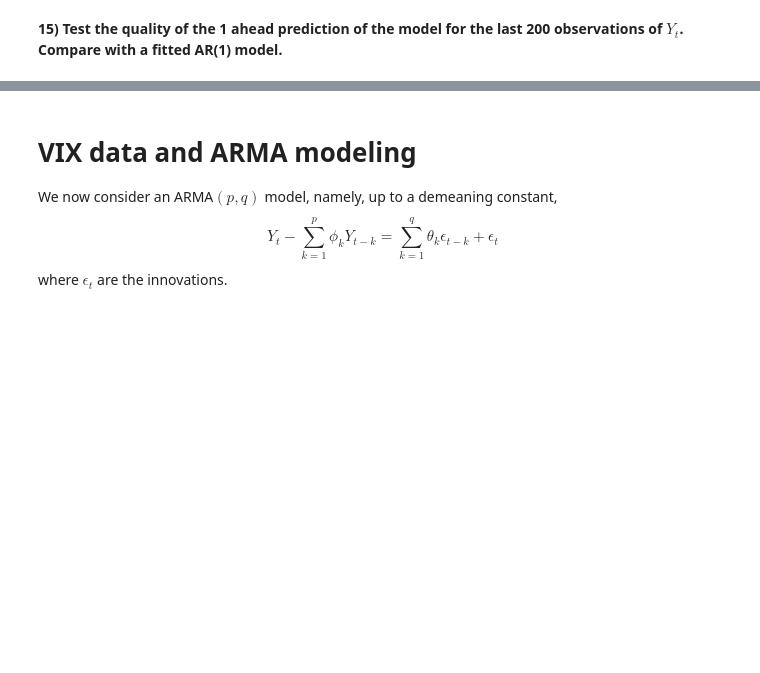
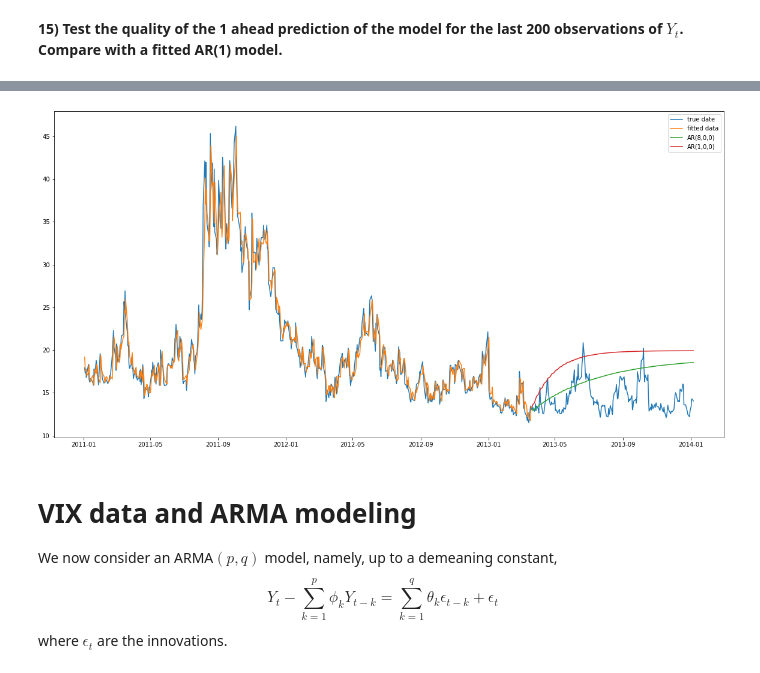
Before and after one commit to SushiFou/Time-Series---Financial-Data-, a Jupyter notebook: TP1_Time_Series_Kervella.ipynb, the cells around one changed output, grey strips where cells are left out. Drawn from its saved outputs; the diff is of its cells as text; code cells hidden in the pictures; blank space fills up the shorter version.

Commit message:
Q15 done with graphical representation

```diff
--- a/TP1_Time_Series_Kervella.ipynb
+++ b/TP1_Time_Series_Kervella.ipynb
@@ -900,0 +914,5 @@ model_arima = model()
+# %%
+model_ar_3 = ARIMA(df_3['vix'][:-200], order=(1,0,0))
+# %%
+res_ar_2 = model_ar_2.fit()
+res_ar_2.summary()
@@ -900,0 +948,3 @@ model_arima = model()
+# %%
+res_ar_3 = model_ar_3.fit()
+res_ar_3.summary()
@@ -901,3 +981,17 @@ model_arima = model()
+# %%
+predictions = res_ar_2.predict(start=datetime(2013,3,21), end=datetime(2014,1,6))
+predictions_2 = res_ar_3.predict(start=datetime(2013,3,21), end=datetime(2014,1,6))
+# %%
+fig, ax = plt.subplots(figsize=(20, 10))
+ax.plot(df_3['vix'], label = 'true date')
+ax.plot(res_ar_2.fittedvalues, label = 'fitted data')
+ax.plot(predictions, label = 'AR(8,0,0)')
+ax.plot(predictions_2, label = 'AR(1,0,0)')
+#ax.plot(predictions_3, label = 'MA(0,0,11) on all observations')
+ax.legend()
+fig.show()
+# %% [output]
+[figure, added]
 # %% [markdown]
 # VIX data and ARMA modeling #
 We now consider an ARMA$(p,q)$ model, namely, up to a demeaning constant,
```
Also changed, not shown: parts of 24 cells of this notebook.
